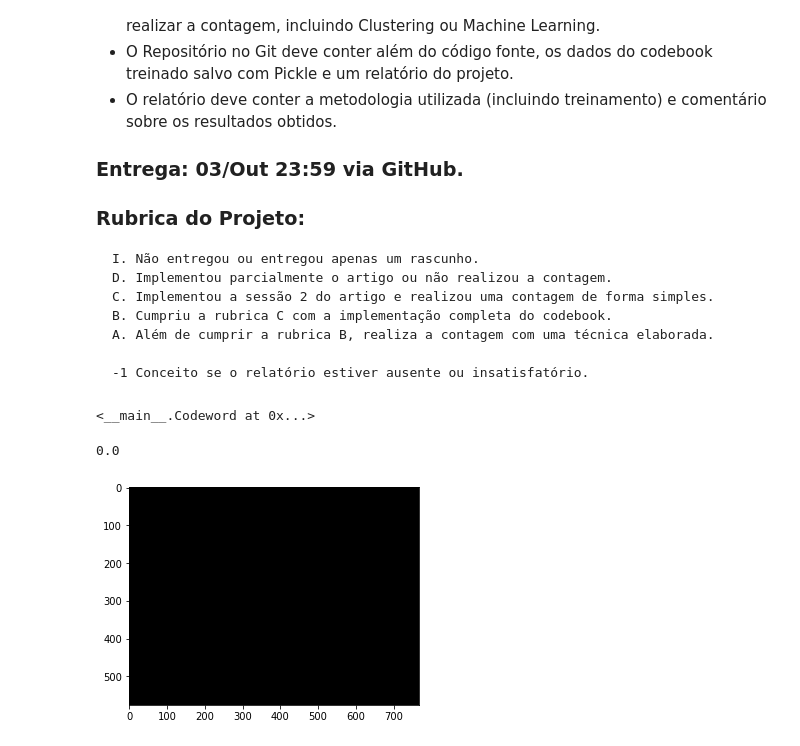
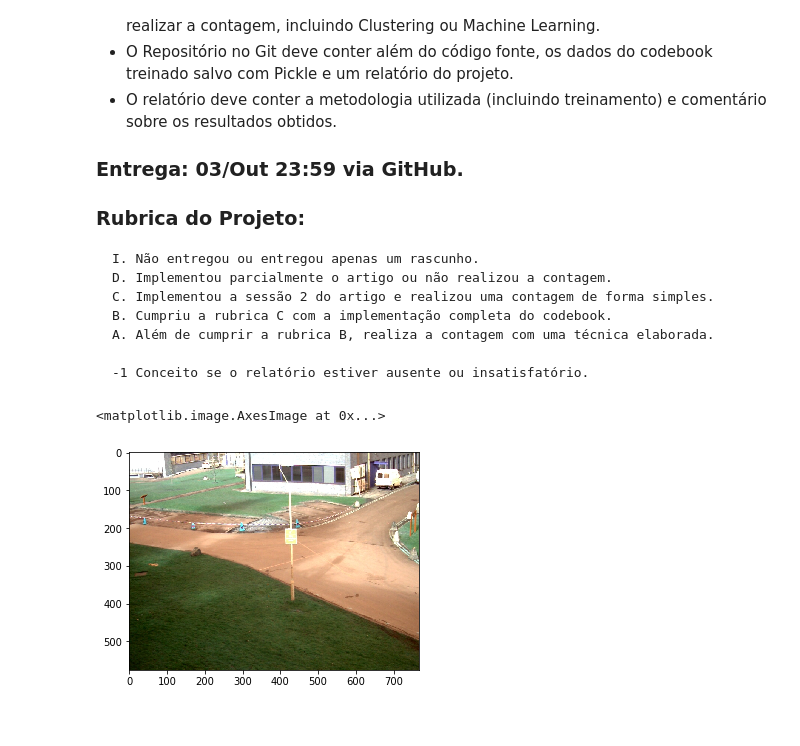
Before and after one commit to elisamalzoni/visao2-2, a Jupyter notebook: Projeto 2-2 - Elisa.ipynb, the cells around one changed output. Saved outputs shown, nothing was run; the diff lists cells and outputs as text; code cells hidden in the pictures.

```diff
--- a/Projeto 2-2 - Elisa.ipynb
+++ b/Projeto 2-2 - Elisa.ipynb
@@ -64,4 +64,16 @@ def brightness(xt, Imax, Imin):
     if (Ilow <= normaxt and normaxt <= Ihi):
         return True
     return False
+# %%
+list_img = ["./Time_13-06/00000036.jpg","./Time_13-06/00000154.jpg","./Time_13-06/00000211.jpg",
+            "./Time_13-06/00000425.jpg","./Time_13-06/00000050.jpg","./Time_13-06/00000446.jpg",
+            "./Time_13-06/00000291.jpg", "./Time_13-19/00000001.jpg", "./Time_13-19/00000082.jpg",
+           "./Time_13-19/00000301.jpg", "./Time_13-19/00000448.jpg"]
+N = len(list_img)
+# img = cv2.imread("00000001.jpg")
+img = cv2.imread("./Time_13-06/00000036.jpg")
+plt.imshow(img)
+# %% [output]
+<matplotlib.image.AxesImage at 0x...>
+[figure, added]
 # %%
@@ -125,4 +131,0 @@ C = pickle.load(infile)
-# %%
-C[0][0][0]
-# %% [output]
-<__main__.Codeword at 0x...>
@@ -132,17 +131,0 @@ E2 = 8
-# %%
-new = np.zeros((img.shape[0],img.shape[1]))
-# new = cv2.cvtColor(new, cv2.COLOR_RGB2GRAY)
-# new = Image.new("L", (img.shape[0], img.shape[1]))
-
-print(new[0][0])
-
-
-# rows, cols = new.shape
-# new[(rows + 100)//2, (cols + 100)//2] = 1.0
-
-# plt.figure(figsize=(6, 6))
-plt.imshow(new, cmap = 'gray');
-# new.show()
-# %% [output]
-0.0
-[figure, removed]
```
Also changed, not shown: parts of 9 cells of this notebook.
